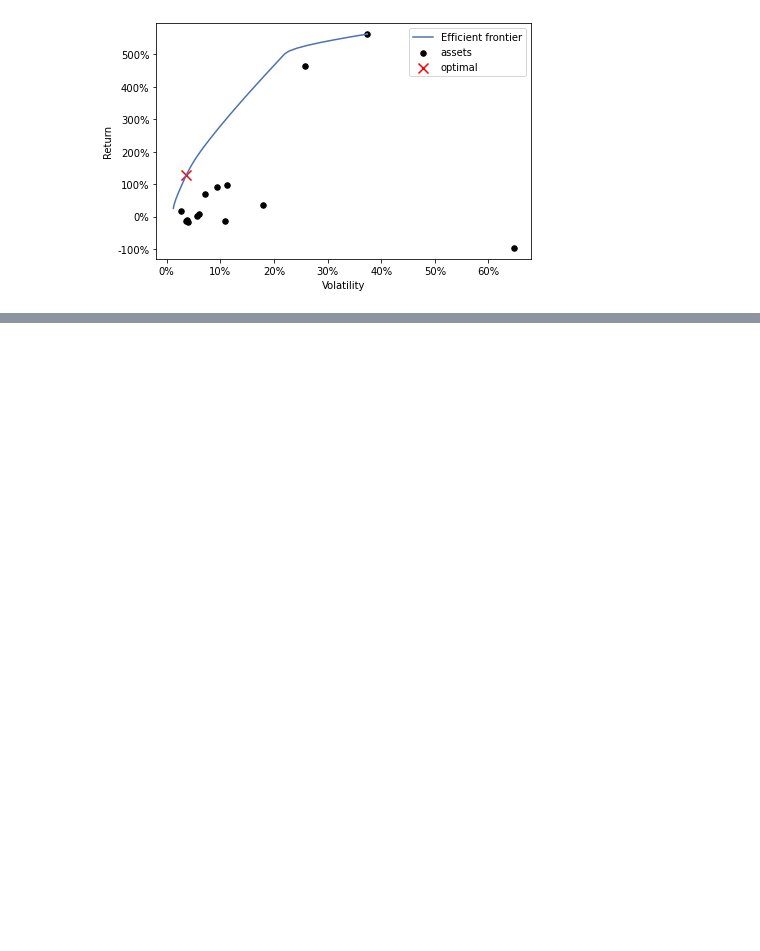
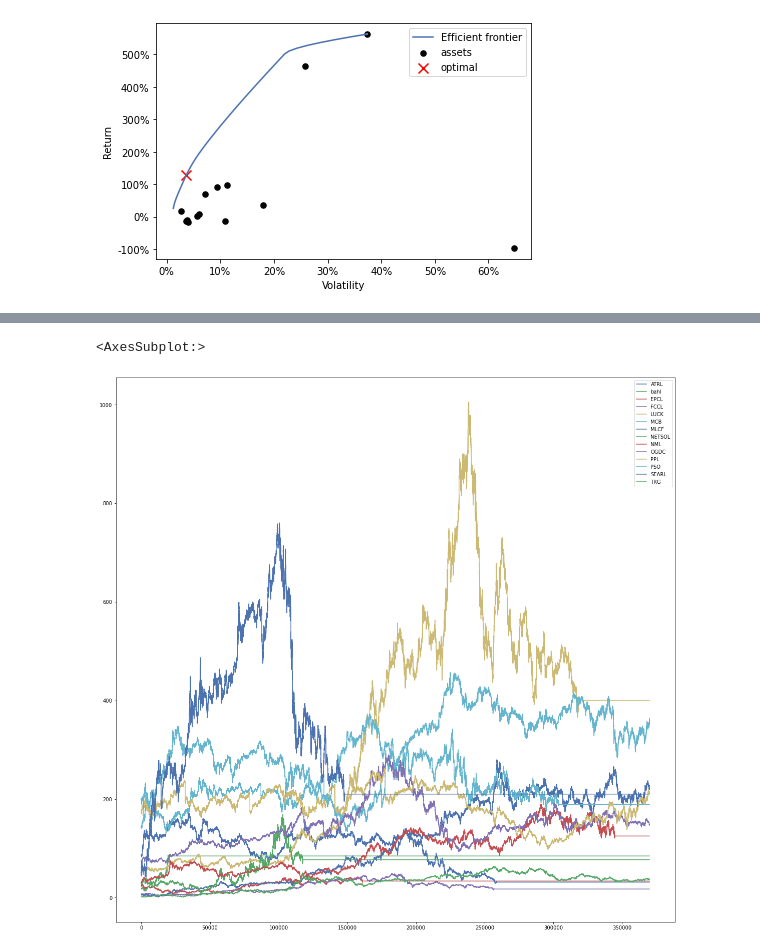
Before and after one commit to Syed-Sherjeel/PSX_Trading_Bot, a Jupyter notebook: Project_file.ipynb, the cells around one changed output, grey strips where cells are left out. Cells and saved outputs as stored; diff of their text form; code cells hidden in the pictures; blank space fills up the shorter version.

```diff
--- a/Project_file.ipynb
+++ b/Project_file.ipynb
@@ -638,6 +652,8 @@ df.head()
 # %%
 for _,columns in enumerate(df):
     df[[columns]]=df[[columns]].astype('float')
+df.columns=['ATRL','bahl','EPCL','FCCL','LUCK','MCB','MLCF','NETSOL','NML',
+      'OGDC','PPL','PSO','SEARL','TRG']
 # %% [markdown]
 # Markowitz Model
 # %% [markdown]
@@ -711,0 +791,21 @@ ax.yaxis.set_major_formatter(FuncFormatter(lambda y, _: '{:.0%}'.format(y)))
+# %%
+X=100000
+tpf=95000
+df1=df[:370000]
+shares1={'ATRL': 0,'bahl': 0,'EPCL': 0,'FCCL': 0,'LUCK': 0,'MCB': 0,
+ 'MLCF': 0,'NETSOL': 0,'NML': 0,'OGDC': 0,'PPL': 0,'PSO': 0,
+ 'SEARL': 0,'TRG': 0}
+for i in range(df.shape[0]//100):
+    ef,shares2,money=Portfolio(df[2*i*100:(2*i*100)+100],tpf)
+    X+=money
+    res = {key: shares2[key] - shares1.get(key, 0)
+                       for key in shares2.keys()}
+    tpf=0
+    for share in shares1:
+        if res[share]>0:
+           X,shares1[share]=buy(X,shares1[share],df.loc[2*i*100,share],np.abs(res[share]))
+        elif res[share]<0:
+           X,shares1[share]=sell(X,shares1[share],df.loc[2*i*100,share],np.abs(res[share]))
+        tpf+=(df.loc[2*(i+1)*100,share]*shares2[share])
+    print(i)
+    shares1=shares2
@@ -711,0 +821,5 @@ ax.yaxis.set_major_formatter(FuncFormatter(lambda y, _: '{:.0%}'.format(y)))
+# %%
+df1.plot(kind='line',figsize=(20,20))
+# %% [output]
+<AxesSubplot:>
+[figure, added]
```
Also changed, not shown: parts of 24 cells of this notebook, 1 other file.
